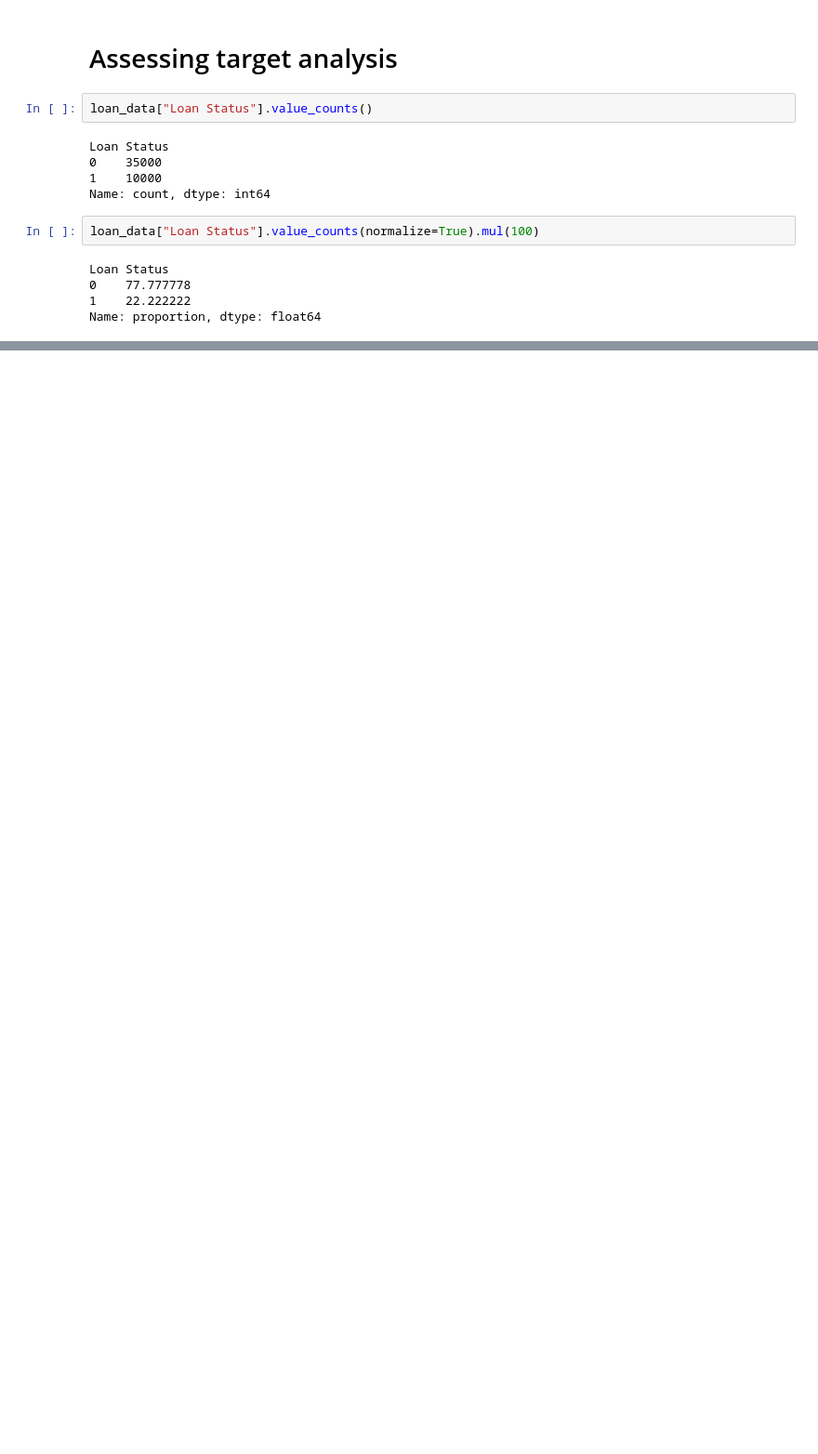
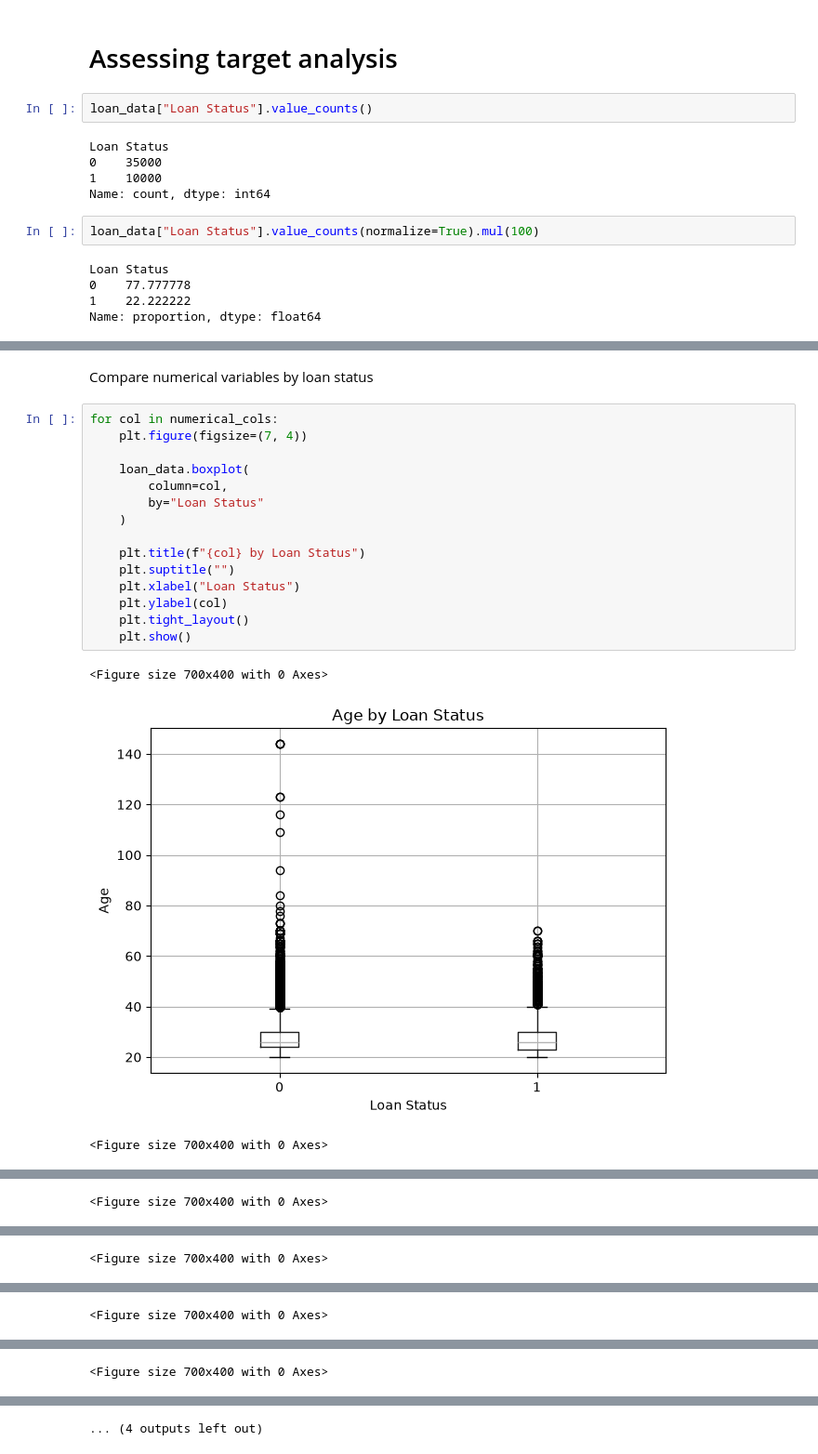
Before and after one commit to Xilaveko028/loan-approval-prediction, a Jupyter notebook: notebooks/02_EDA.ipynb, the cells around one changed output, grey strips where cells are left out. Shown at 93% size. Cells and saved outputs as stored; diff of their text form; blank space fills up the shorter version.

```diff
--- a/notebooks/02_EDA.ipynb
+++ b/notebooks/02_EDA.ipynb
@@ -48,0 +205,21 @@ Name: proportion, dtype: float64
+# %% [markdown]
+Compare numerical variables by loan status
+# %%
+for col in numerical_cols:
+    plt.figure(figsize=(7, 4))
+
+    loan_data.boxplot(
+        column=col,
+        by="Loan Status"
+    )
+
+    plt.title(f"{col} by Loan Status")
+    plt.suptitle("")
+    plt.xlabel("Loan Status")
+    plt.ylabel(col)
+    plt.tight_layout()
+    plt.show()
+# %% [output]
+<Figure size 700x400 with 0 Axes>
+[figure, added]
+<Figure size 700x400 with 0 Axes>
@@ -48,0 +227 @@ Name: proportion, dtype: float64
+<Figure size 700x400 with 0 Axes>
@@ -48,0 +229 @@ Name: proportion, dtype: float64
+<Figure size 700x400 with 0 Axes>
@@ -48,0 +231 @@ Name: proportion, dtype: float64
+<Figure size 700x400 with 0 Axes>
@@ -48,0 +233 @@ Name: proportion, dtype: float64
+<Figure size 700x400 with 0 Axes>
@@ -48,0 +235 @@ Name: proportion, dtype: float64
+... (4 outputs left out)
```
Also changed, not shown: parts of 39 cells of this notebook.
